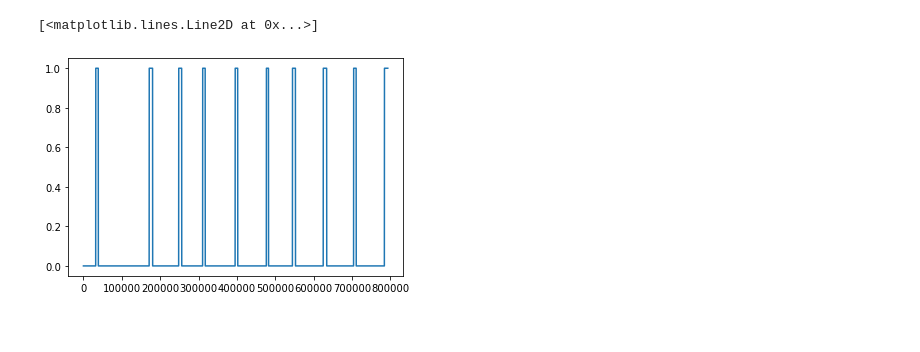
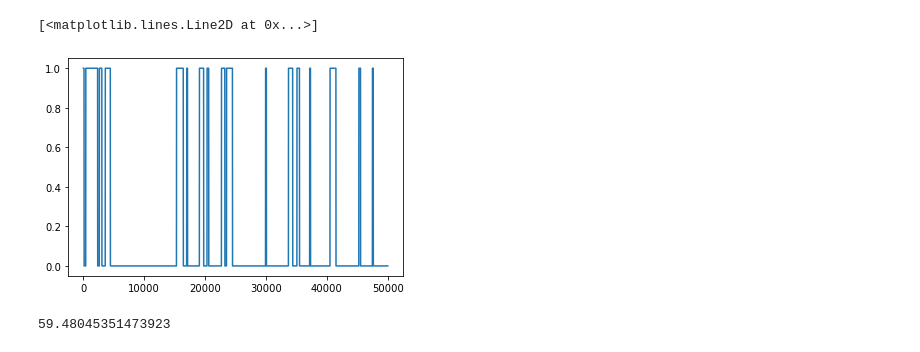
Before and after one commit to johnmartinsson/soundscape-analysis, a Jupyter notebook: few_shot_learning/notebooks/PredictionVisualization.ipynb, the cells around one changed output. Cells and saved outputs as stored; diff of their text form; code cells hidden in the pictures.

Commit message:
Start on prediction visualization, memory efficiency, no semi file breaks, different sound sources and more...

```diff
--- a/few_shot_learning/notebooks/PredictionVisualization.ipynb
+++ b/few_shot_learning/notebooks/PredictionVisualization.ipynb
@@ -6,0 +10,5 @@ from collections import defaultdict
+# %%
+val_path = '/home/willbo/data/dcase/val'
+test_path = '/home/willbo/data/dcase/test'
+
+tick_rate = 3000
@@ -11,7 +144,7 @@ predictions = []
 for e in predictions_reader:
     predictions.append(e)
 # %%
-rate = 24000
+rate = 3000
 increment = 1.0/rate
 pred_dict = defaultdict(list)
 pred_dict_array = {}
@@ -23,18 +156,25 @@ for key in tqdm(pred_dict.keys()):
 
     #Go from onset offset predictions to array with binary elements indicating events
     index = 0.0
-    prediction_array = []
+    i = 0
+    prediction_array = np.zeros(math.floor(librosa.get_duration(filename=os.path.join(test_path, key))/increment))
     for event in pred_dict[key]:
         while index < float(event[0]):
-            prediction_array += [0]
+            prediction_array[i] = 0
             index += increment
+            i += 1
         while index < float(event[1]):
-            prediction_array += [1]
+            prediction_array[i] = 1
             index += increment
+            i += 1
 
     pred_dict_array[key] = prediction_array
 # %%
-plt.plot(pred_dict_array[list(pred_dict_array.keys())[0]][600000:])
+plt.plot(pred_dict_array[list(pred_dict_array.keys())[2]][200000:250000])
 # %% [output]
 [<matplotlib.lines.Line2D at 0x...>]
-[figure, old version]
+[figure, new version]
+# %%
+librosa.get_duration(filename=os.path.join(test_path, list(pred_dict_array.keys())[0]))
+# %% [output]
+59.48045351473923
```
Also changed, not shown: parts of 8 cells of this notebook, 14 other files.
